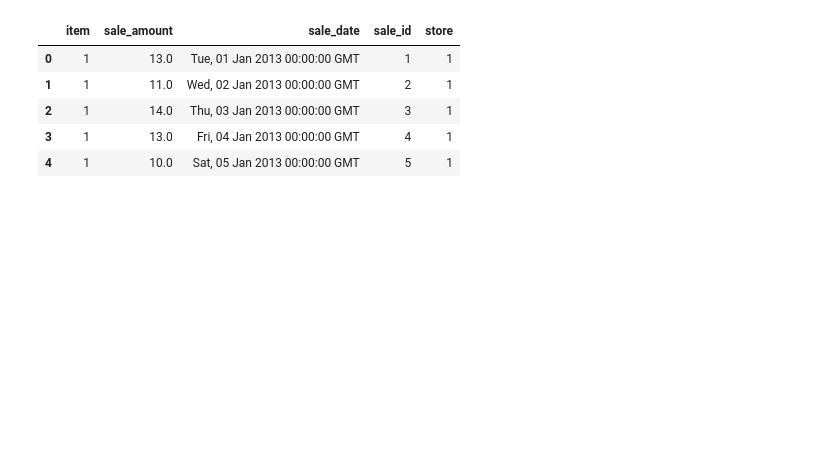
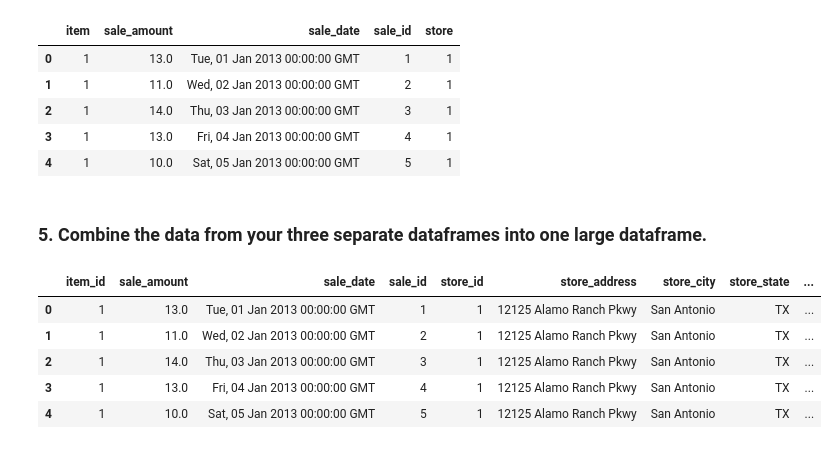
Before and after one commit to lincolnmuriithi11/timeseries-, a Jupyter notebook: time_series_exercise.ipynb, the cells around one changed output. Drawn from its saved outputs; the diff is of its cells as text; code cells hidden in the pictures; blank space fills up the shorter version.

```diff
--- a/time_series_exercise.ipynb
+++ b/time_series_exercise.ipynb
@@ -208,3 +211,14 @@ sales1.head()
 | 2 | 1 | 14.0 | Thu, 03 Jan 2013 00:00:00 GMT | 3 | 1 |
 | 3 | 1 | 13.0 | Fri, 04 Jan 2013 00:00:00 GMT | 4 | 1 |
 | 4 | 1 | 10.0 | Sat, 05 Jan 2013 00:00:00 GMT | 5 | 1 |
+# %% [markdown]
+### 5. Combine the data from your three separate dataframes into one large dataframe.
+# %%
+acquire.get_store_data_combo().head()
+# %% [output]
+|  | item_id | sale_amount | sale_date | sale_id | store_id | store_address | store_city | store_state | ... |
+| 0 | 1 | 13.0 | Tue, 01 Jan 2013 00:00:00 GMT | 1 | 1 | 12125 Alamo Ranch Pkwy | San Antonio | TX | ... |
+| 1 | 1 | 11.0 | Wed, 02 Jan 2013 00:00:00 GMT | 2 | 1 | 12125 Alamo Ranch Pkwy | San Antonio | TX | ... |
+| 2 | 1 | 14.0 | Thu, 03 Jan 2013 00:00:00 GMT | 3 | 1 | 12125 Alamo Ranch Pkwy | San Antonio | TX | ... |
+| 3 | 1 | 13.0 | Fri, 04 Jan 2013 00:00:00 GMT | 4 | 1 | 12125 Alamo Ranch Pkwy | San Antonio | TX | ... |
+| 4 | 1 | 10.0 | Sat, 05 Jan 2013 00:00:00 GMT | 5 | 1 | 12125 Alamo Ranch Pkwy | San Antonio | TX | ... |
```
Also changed, not shown: parts of 5 cells of this notebook.
